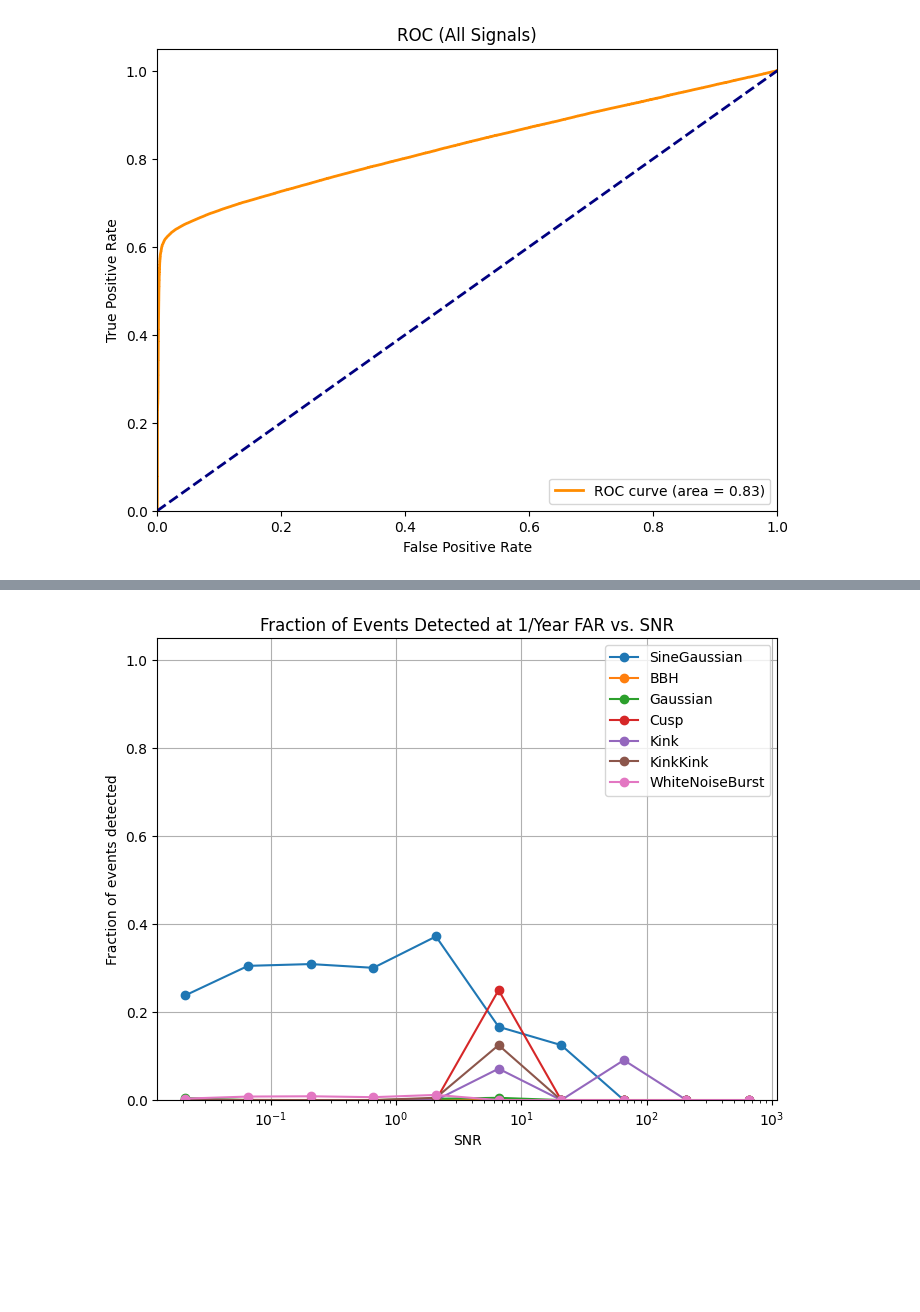
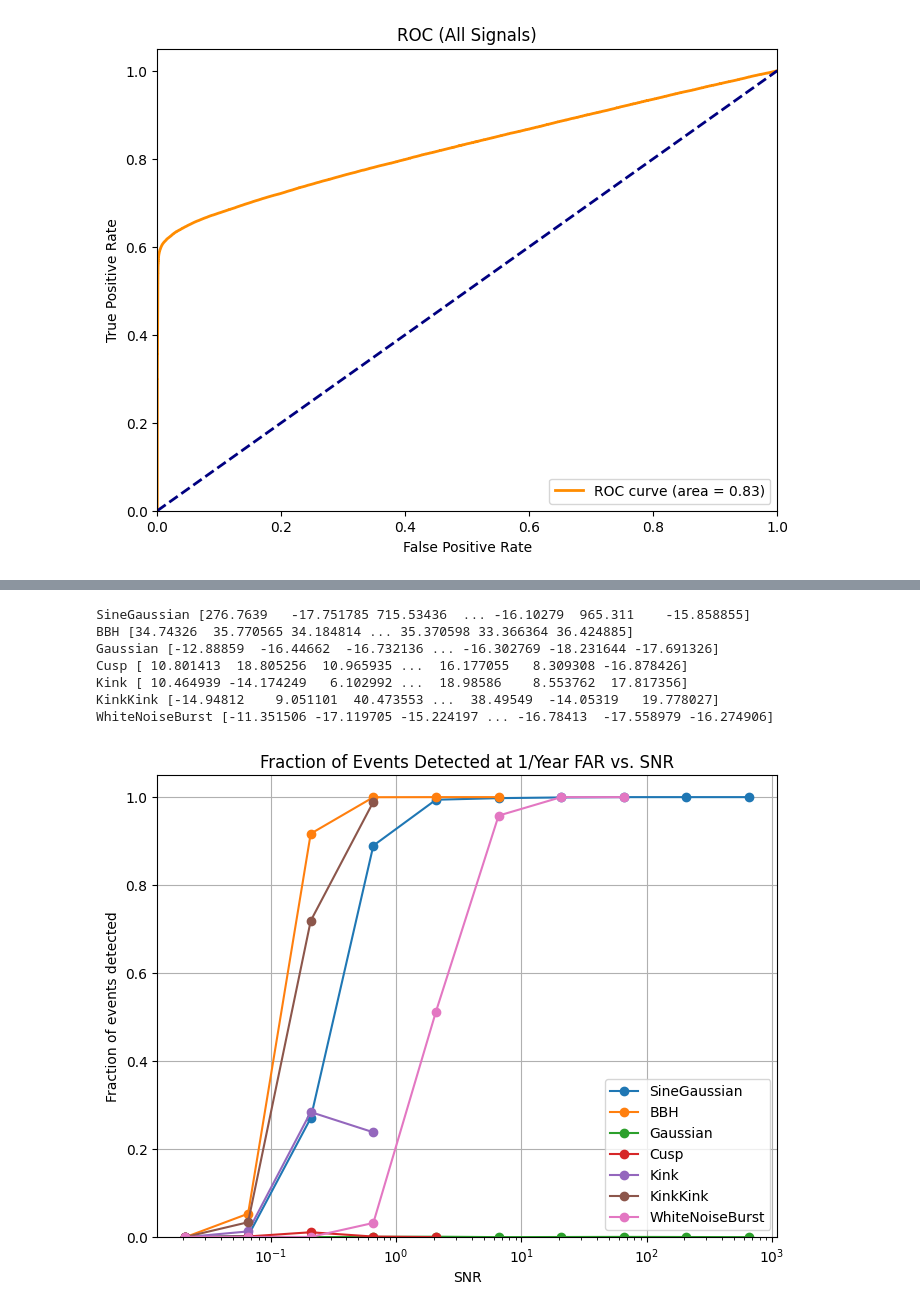
Before and after one commit to ML4GW/gwak, a Jupyter notebook: gwak/deploy/notebooks/roc_curves.ipynb, the cells around one changed output, grey strips where cells are left out. Saved outputs shown, nothing was run; the diff lists cells and outputs as text; code cells hidden in the pictures; blank space fills up the shorter version.

```diff
--- a/gwak/deploy/notebooks/roc_curves.ipynb
+++ b/gwak/deploy/notebooks/roc_curves.ipynb
@@ -446,18 +215,6 @@ plt.show()
 # %% [output]
 [figure]
 # %%
-# The list of signal class names, with the last one being "Background".
-signal_classes = [
-    "SineGaussian",
-    "BBH",
-    "Gaussian",
-    "Cusp",
-    "Kink",
-    "KinkKink",
-    "WhiteNoiseBurst",
-    "Background"
-]
-
 # Compute and plot ROC curves for each anomaly class (all but "Background").
 
 plt.figure(figsize=(8,6))
@@ -534,12 +254,15 @@ plt.show()
 # %%
-segment_duration = 0.5
-year_sec = 3.154e7
+# segment_duration = 0.5
+# year_sec = 3.154e7
 
-fraction_1yr = (1.0 / year_sec) * segment_duration
-# Extract background-only data
-bg_mask = (all_labels == 8)
-bg_scores = all_scores[bg_mask]
-threshold_1yr = np.quantile(bg_scores,1-fraction_1yr)
+# fraction_1yr = (1.0 / year_sec) * segment_duration
+# # Extract background-only data
+# bg_mask = (all_labels == 8)
+# bg_scores = all_scores[bg_mask]
+# threshold_1yr= np.quantile(bg_scores,1-fraction_1yr)
+
+
+threshold_1yr = 20
 
 h = plt.hist(bg_scores,bins=100)
 plt.axvline(threshold_1yr,color='red')
@@ -555,18 +278,6 @@ from tqdm import tqdm
 # 3) BIN ANOMALIES BY SNR AND COMPUTE FRACTION DETECTED (SCORE > threshold_1yr)
 # -----------------------------------------------------------------------------
 
-# Your class names, last is "Background"
-signal_classes = [
-    "SineGaussian",
-    "BBH",
-    "Gaussian",
-    "Cusp",
-    "Kink",
-    "KinkKink",
-    "WhiteNoiseBurst",
-    "Background",
-]
-
 # We'll define 10 bins in SNR from the minimum anomaly SNR to the maximum
 # anomaly SNR across all anomaly classes (labels 1..7).
 anom_mask = (all_labels != 8)
@@ -574,6 +285,8 @@ if np.any(anom_mask):
     snr_min, snr_max = all_snrs[anom_mask].min(), all_snrs[anom_mask].max()
 else:
     raise ValueError("No anomaly samples found in the test set!")
+
+snr_min, snr_max = 0, 100
 
 num_bins = 10
 bin_edges = np.logspace(-2, 3, num_bins + 1)
@@ -589,34 +302,42 @@ for i, anom_class_name in enumerate(signal_classes[:-1]):
         continue
 
     class_scores = all_scores[mask]
     class_snrs = all_snrs[mask]
 
     # Bin by SNR
     bin_idx = np.digitize(class_snrs, bin_edges) - 1  # bin indices in [0..num_bins-1]
 
     frac_detected = []
     for b in range(num_bins):
         in_bin = (bin_idx == b)
         if not np.any(in_bin):
             frac_detected.append(np.nan)  # or 0.0 if you prefer
         else:
             # fraction that exceed threshold
             frac = np.mean(class_scores[in_bin] > threshold_1yr)
             frac_detected.append(frac)
 
+    print(anom_class_name, class_scores)
     plt.plot(bin_centers, frac_detected, marker='o', label=anom_class_name)
 
 plt.xlabel("SNR")
 plt.ylabel("Fraction of events detected")
 plt.title("Fraction of Events Detected at 1/Year FAR vs. SNR")
 plt.ylim([0, 1.05])
 plt.xscale('log')
 plt.legend()
 plt.grid(True)
 #plt.savefig("fraction_1overYearFAR_SNR.png")
 plt.show()
 # %% [output]
+SineGaussian [276.7639   -17.751785 715.53436  ... -16.10279  965.311    -15.858855]
+BBH [34.74326  35.770565 34.184814 ... 35.370598 33.366364 36.424885]
+Gaussian [-12.88859  -16.44662  -16.732136 ... -16.302769 -18.231644 -17.691326]
+Cusp [ 10.801413  18.805256  10.965935 ...  16.177055   8.309308 -16.878426]
+Kink [ 10.464939 -14.174249   6.102992 ...  18.98586    8.553762  17.817356]
+KinkKink [-14.94812    9.051101  40.473553 ...  38.49549  -14.05319   19.778027]
+WhiteNoiseBurst [-11.351506 -17.119705 -15.224197 ... -16.78413  -17.558979 -16.274906]
-[figure, old version]
+[figure, new version]
 # %%
 bins = np.logspace(1,7,100)
 for i,sig in enumerate(signal_classes[:-1]):
```
Also changed, not shown: parts of 24 cells of this notebook.
